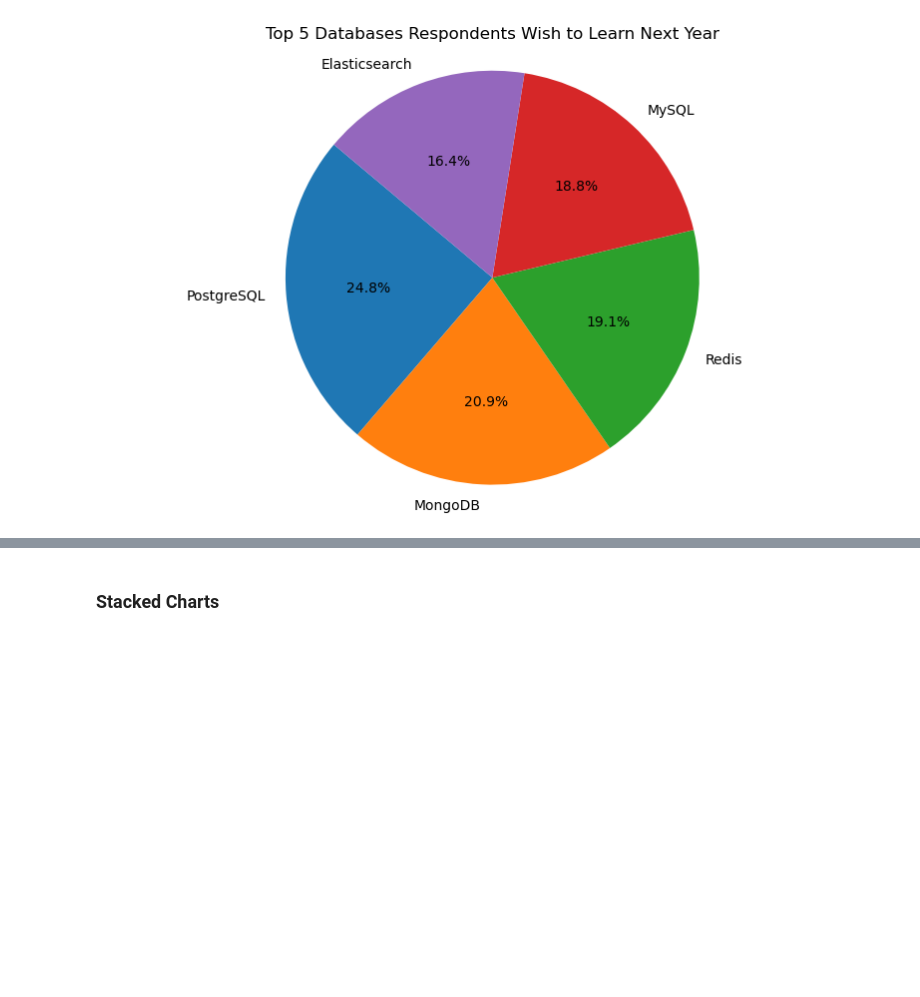
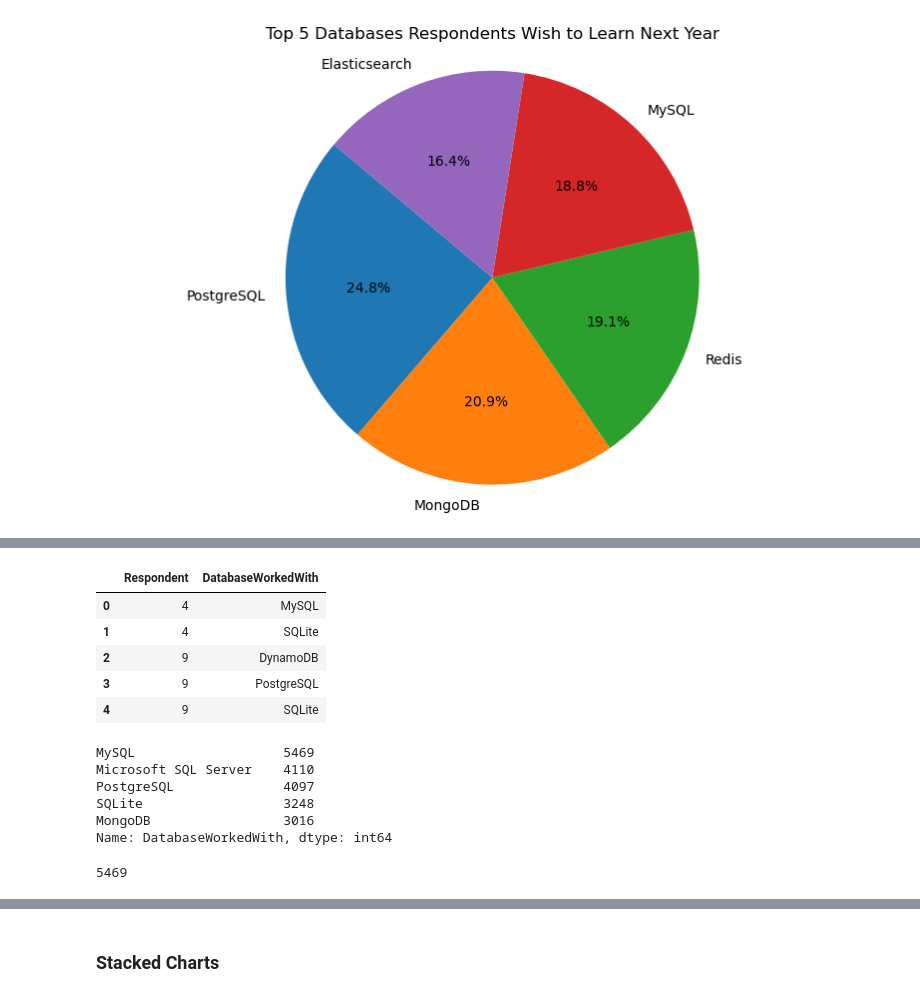
Before and after one commit to rozalskidawid/IBM_Capstone_Project, a Jupyter notebook: M4DataVisualization-lab.ipynb, the cells around one changed output, grey strips where cells are left out. Saved outputs shown, nothing was run; the diff lists cells and outputs as text; code cells hidden in the pictures; blank space fills up the shorter version.

```diff
--- a/M4DataVisualization-lab.ipynb
+++ b/M4DataVisualization-lab.ipynb
@@ -290,0 +342,30 @@ plt.show()
+# %%
+query = """
+SELECT * FROM DatabaseWorkedWith
+"""
+df = pd.read_sql_query(query, conn)
+# %%
+df.head()
+# %% [output]
+|  | Respondent | DatabaseWorkedWith |
+| 0 | 4 | MySQL |
+| 1 | 4 | SQLite |
+| 2 | 9 | DynamoDB |
+| 3 | 9 | PostgreSQL |
+| 4 | 9 | SQLite |
+# %%
+dbWorked_counts = df['DatabaseWorkedWith'].value_counts()
+topDB = dbWorked_counts.head()
+topDB
+# %% [output]
+MySQL                   5469
+Microsoft SQL Server    4110
+PostgreSQL              4097
+SQLite                  3248
+MongoDB                 3016
+Name: DatabaseWorkedWith, dtype: int64
+# %%
+mysql_only_count = (df['DatabaseWorkedWith'] == 'MySQL').sum()
+mysql_only_count
+# %% [output]
+5469
```
Also changed, not shown: parts of 12 cells of this notebook.
